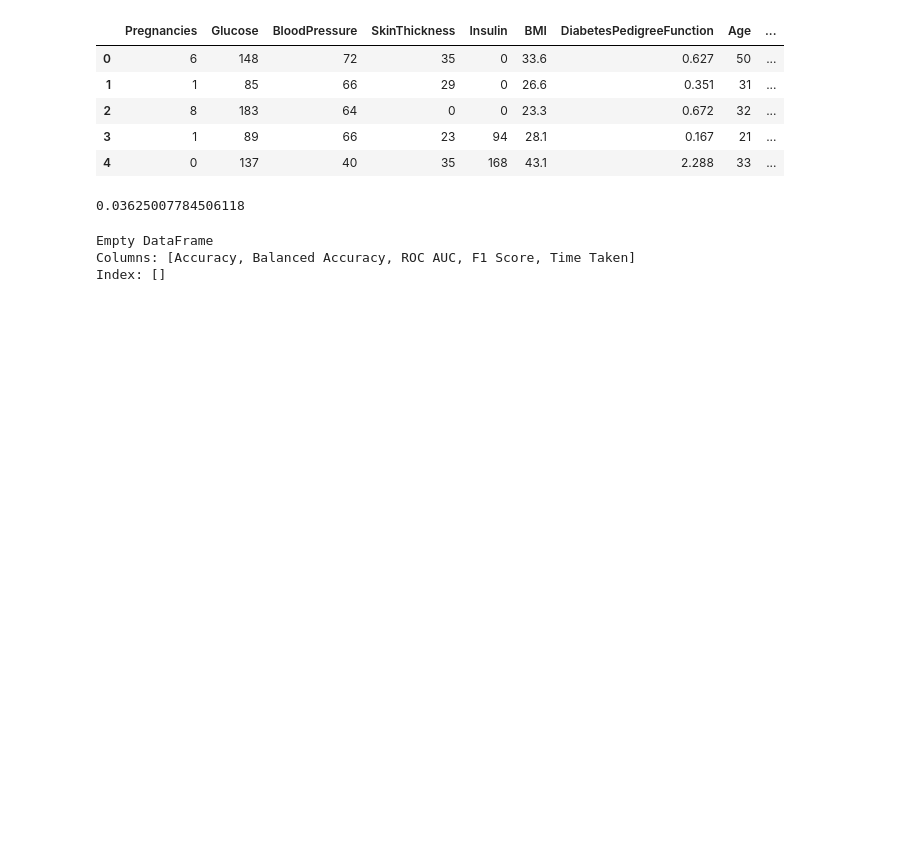
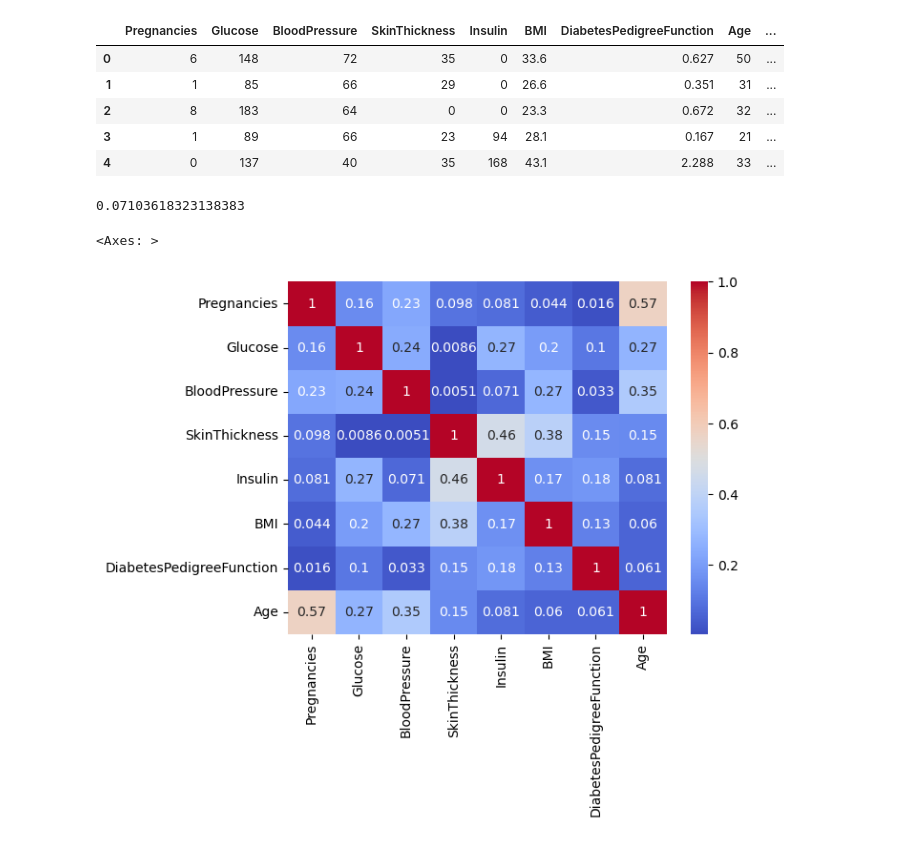
Before and after one commit to a-shygun/Datasets, a Jupyter notebook: MFT/Machine Learning/session04 - August 3rd/task01.ipynb, the cells around one changed output. Cells and saved outputs as stored; diff of their text form; code cells hidden in the pictures; blank space fills up the shorter version.

```diff
--- a/MFT/Machine Learning/session04 - August 3rd/task01.ipynb
+++ b/MFT/Machine Learning/session04 - August 3rd/task01.ipynb
@@ -16,33 +15,27 @@ df.head()
 | 3 | 1 | 89 | 66 | 23 | 94 | 28.1 | 0.167 | 21 | ... |
 | 4 | 0 | 137 | 40 | 35 | 168 | 43.1 | 2.288 | 33 | ... |
 # %%
-df = df.drop('Outcome', axis=1)
-X = df.drop('DiabetesPedigreeFunction', axis=1)
-y = df[['DiabetesPedigreeFunction']]
-# X = df.drop('Outcome', axis=1)
-# y = df[['Outcome']]
+from scipy.stats import zscore
+from sklearn.linear_model import LinearRegression
 
+z_scores = df.apply(zscore)
+mask = (z_scores.abs() <= 3).all(axis=1)
+df_clean = df[mask]
+
+df_clean = df_clean.drop('Outcome', axis=1)
+
+X = df_clean.drop('DiabetesPedigreeFunction', axis=1)
+y = df_clean['DiabetesPedigreeFunction']
 X_train, X_test, y_train, y_test = train_test_split(X, y, train_size=0.8, random_state=0)
+
+
+model = LinearRegression()
+model.fit(X_train, y_train)
+model.score(X_test, y_test)
+# %% [output]
+0.07103618323138383
-# %%
-regression = LinearRegression()
-regression.fit(X_train, y_train)
-
-regression.score(X_test, y_test)
-# %% [output]
-0.03625007784506118
 # %%
-import seaborn as sns
-import matplotlib.pyplot as plt
-
-# sns.pairplot(df);
-# sns.heatmap(df.corr().abs(), annot=True, cmap='coolwarm');
+sns.heatmap(df_clean.corr().abs(), annot=True, cmap='coolwarm')
+# %% [output]
+<Axes: >
+[figure, added]
-# %%
-from lazypredict.Supervised import LazyClassifier
-
-clf = LazyClassifier(verbose=0, ignore_warnings=True)
-models, predictions = clf.fit(X_train, X_test, y_train, y_test)
-print(models)
-# %% [output]
-Empty DataFrame
-Columns: [Accuracy, Balanced Accuracy, ROC AUC, F1 Score, Time Taken]
-Index: []
```
Also changed, not shown: parts of 1 cell of this notebook, 4 other files.
